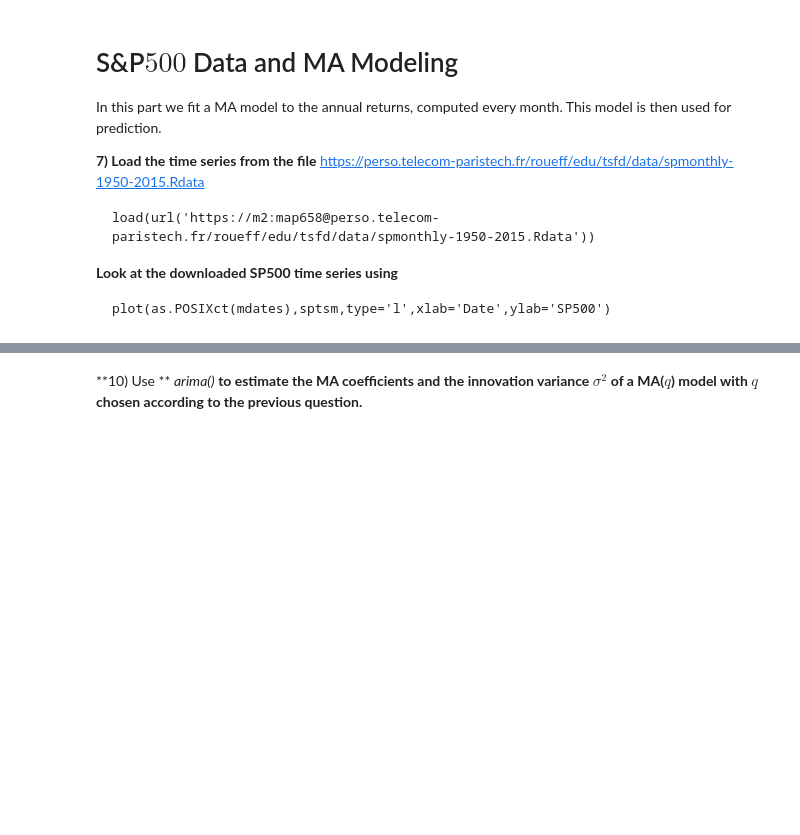
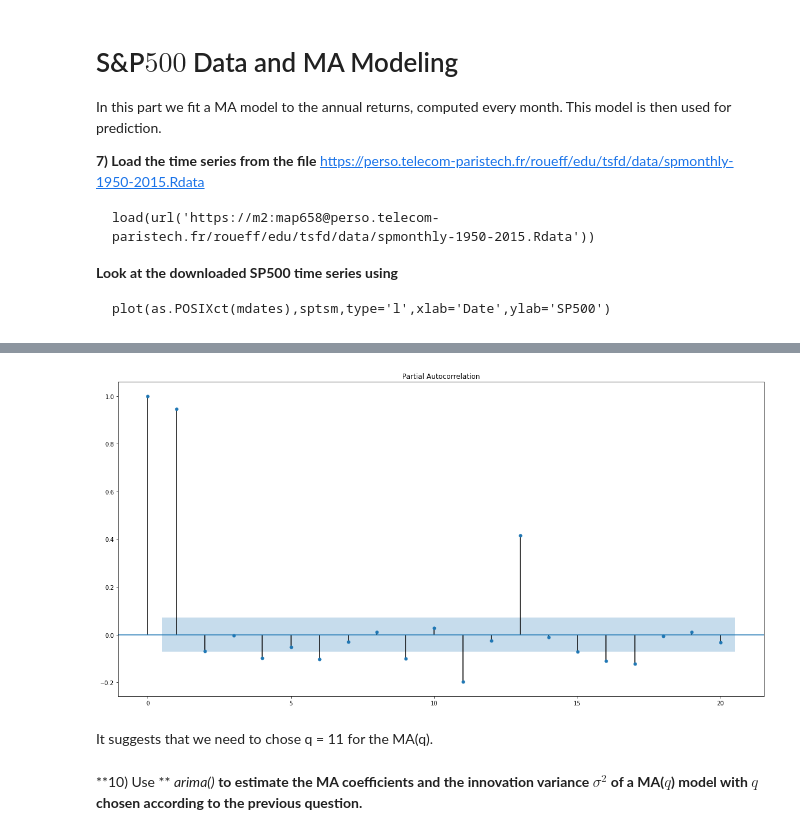
Before and after one commit to SushiFou/Time-Series---Financial-Data-, a Jupyter notebook: TP1_Time_Series_Kervella.ipynb, the cells around one changed output, grey strips where cells are left out. Cells and saved outputs as stored; diff of their text form; code cells hidden in the pictures; blank space fills up the shorter version.

```diff
--- a/TP1_Time_Series_Kervella.ipynb
+++ b/TP1_Time_Series_Kervella.ipynb
@@ -356,2 +481,9 @@ Which order $q$ does this suggest for modeling the time series $(S_t)$ using a M
+# %%
+plot_pacf(df_2['annual_returns'], lags=20)
+plt.show()
+# %% [output]
+[figure, added]
+# %% [markdown]
+It suggests that we need to chose q = 11 for the MA(q).
 # %% [markdown]
 **10) Use ** *arima()* **to estimate the MA coefficients and the innovation variance $\sigma^2$ of a MA($q$) model with $q$ chosen according to the previous question.**
```
Also changed, not shown: parts of 45 cells of this notebook.
